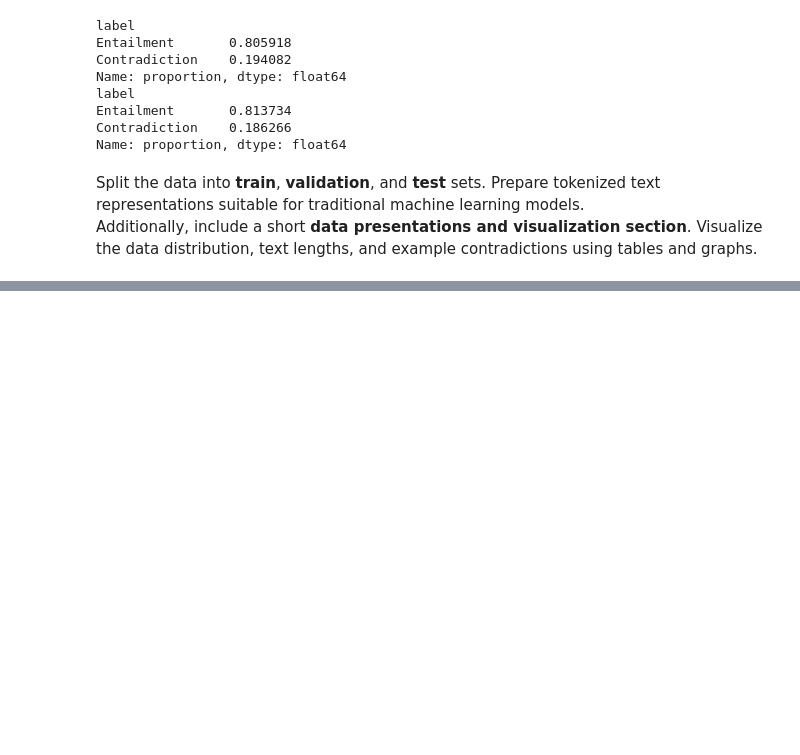
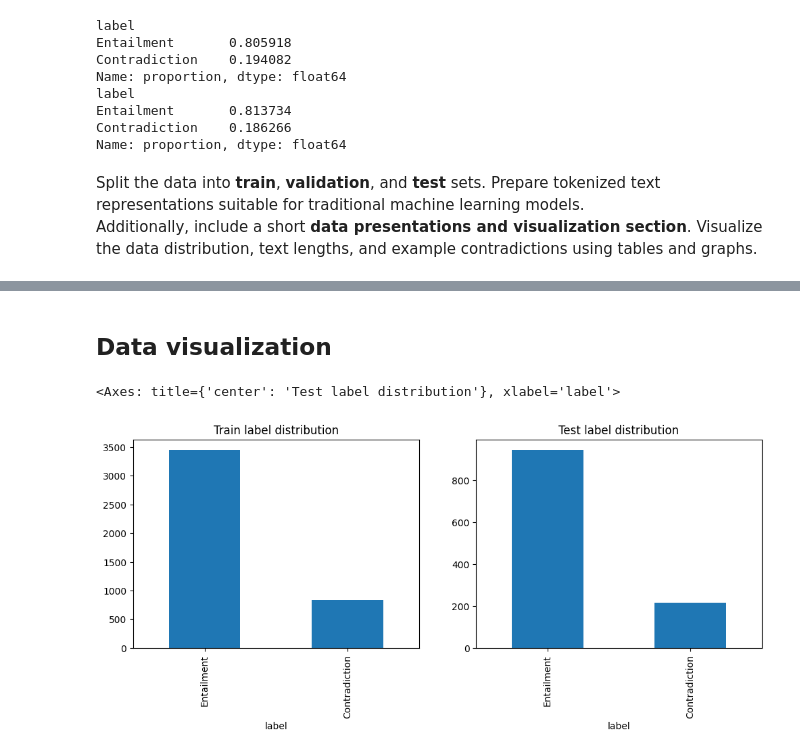
Before and after one commit to Favstina/IntelligentSystems-Assigment_2, a Jupyter notebook: Assigment2.ipynb, the cells around one changed output, grey strips where cells are left out. Drawn from its saved outputs; the diff is of its cells as text; code cells hidden in the pictures; blank space fills up the shorter version.

Commit message:
Popravila train/val split, dodala data visualization

```diff
--- a/Assigment2.ipynb
+++ b/Assigment2.ipynb
@@ -215,6 +217,9 @@ def preprocess_text(text):
 # %%
 en_train['clean_premise'] = en_train['premise'].apply(preprocess_text)
 en_train['clean_hypothesis'] = en_train['hypothesis'].apply(preprocess_text)
+
+en_test['clean_premise'] = en_test['premise'].apply(preprocess_text)
+en_test['clean_hypothesis'] = en_test['hypothesis'].apply(preprocess_text)
 # %%
 from sklearn.model_selection import train_test_split
 
@@ -234,0 +251,10 @@ X_train, X_val, y_train, y_val = train_test_split(
+# %% [markdown]
+## Data visualization
+# %%
+# Label distributions (train vs test)
+fig, axes = plt.subplots(1, 2, figsize=(12, 4))
+en_train['label'].value_counts().plot(kind='bar', ax=axes[0], title='Train label distribution')
+en_test['label'].value_counts().plot(kind='bar', ax=axes[1], title='Test label distribution')
+# %% [output]
+<Axes: title={'center': 'Test label distribution'}, xlabel='label'>
+[figure, added]
```
Also changed, not shown: parts of 10 cells of this notebook.
